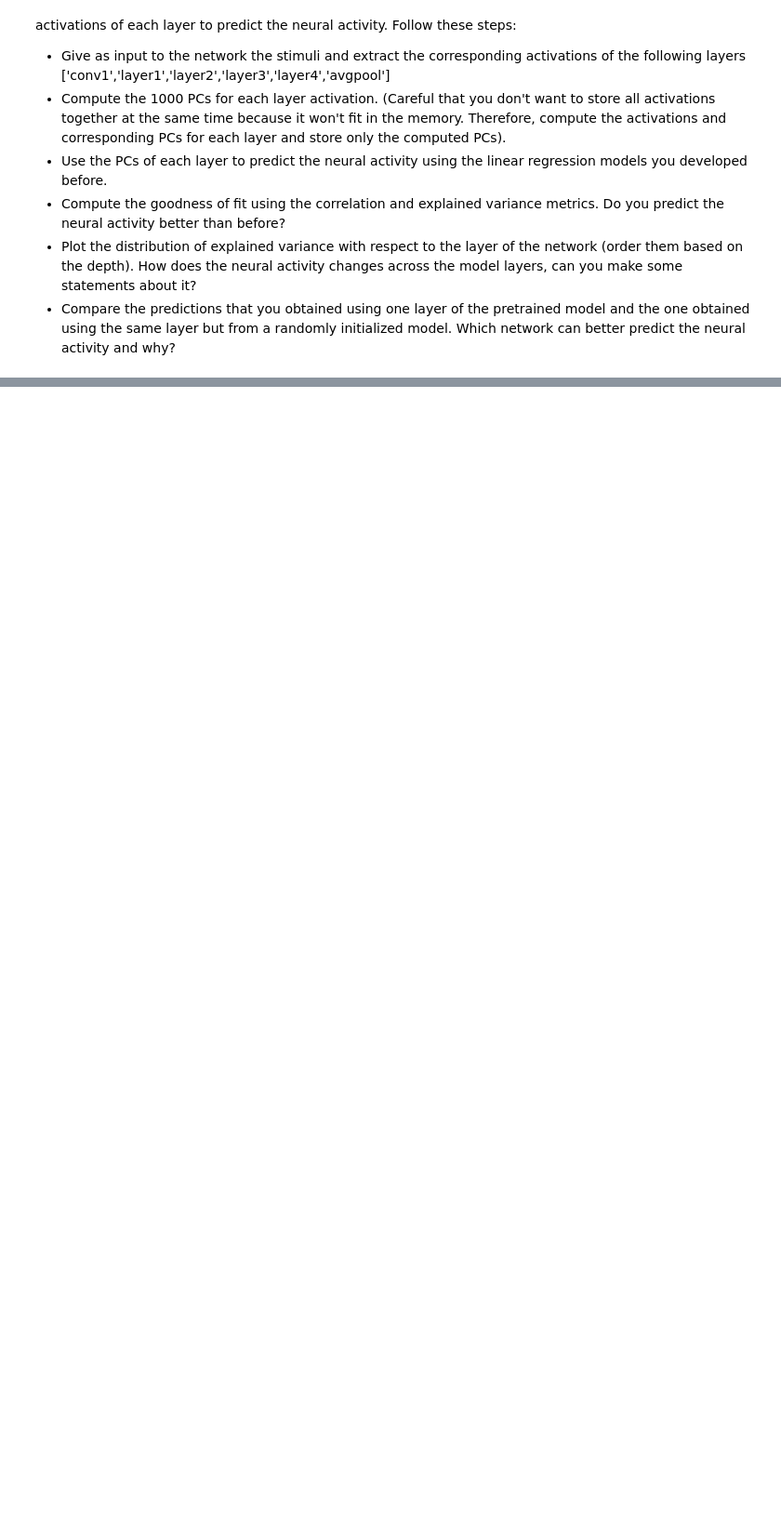
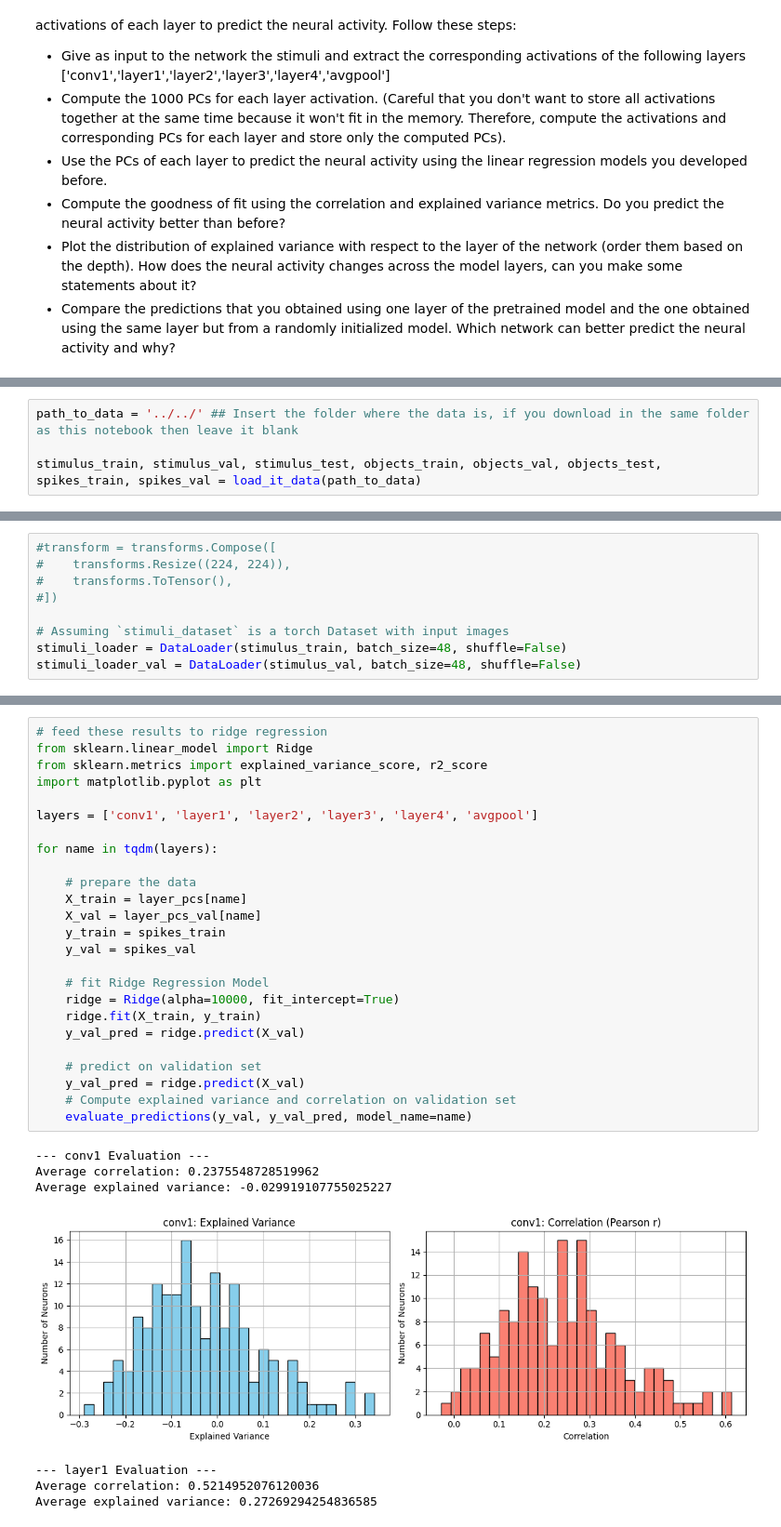
Before and after one commit to Esteban31415/NX-414_fork, a Jupyter notebook: Week 6/week6.ipynb, the cells around one changed output, grey strips where cells are left out. Shown: that part at 93% size. Cells and saved outputs as stored; diff of their text form; blank space fills up the shorter version.

```diff
--- a/Week 6/week6.ipynb
+++ b/Week 6/week6.ipynb
@@ -334,0 +367,4 @@ As you have seen in the class, the underlying hypothesis of task-driven modeling
+# %%
+path_to_data = '../../' ## Insert the folder where the data is, if you download in the same folder as this notebook then leave it blank
+
+stimulus_train, stimulus_val, stimulus_test, objects_train, objects_val, objects_test, spikes_train, spikes_val = load_it_data(path_to_data)
@@ -334,0 +397,9 @@ As you have seen in the class, the underlying hypothesis of task-driven modeling
+# %%
+#transform = transforms.Compose([
+#    transforms.Resize((224, 224)),
+#    transforms.ToTensor(),
+#])
+
+# Assuming `stimuli_dataset` is a torch Dataset with input images
+stimuli_loader = DataLoader(stimulus_train, batch_size=48, shuffle=False)
+stimuli_loader_val = DataLoader(stimulus_val, batch_size=48, shuffle=False)
@@ -334,0 +584,33 @@ As you have seen in the class, the underlying hypothesis of task-driven modeling
+# %%
+# feed these results to ridge regression
+from sklearn.linear_model import Ridge
+from sklearn.metrics import explained_variance_score, r2_score
+import matplotlib.pyplot as plt
+
+layers = ['conv1', 'layer1', 'layer2', 'layer3', 'layer4', 'avgpool']
+
+for name in tqdm(layers):
+
+    # prepare the data
+    X_train = layer_pcs[name]
+    X_val = layer_pcs_val[name]
+    y_train = spikes_train
+    y_val = spikes_val
+
+    # fit Ridge Regression Model
+    ridge = Ridge(alpha=10000, fit_intercept=True)
+    ridge.fit(X_train, y_train)
+    y_val_pred = ridge.predict(X_val)
+
+    # predict on validation set
+    y_val_pred = ridge.predict(X_val)
+    # Compute explained variance and correlation on validation set
+    evaluate_predictions(y_val, y_val_pred, model_name=name)
+# %% [output]
+--- conv1 Evaluation ---
+Average correlation: 0.2375548728519962
+Average explained variance: -0.029919107755025227
+[figure, added]
+--- layer1 Evaluation ---
+Average correlation: 0.5214952076120036
+Average explained variance: 0.27269294254836585
```
Also changed, not shown: parts of 22 cells of this notebook, 5 other files.
